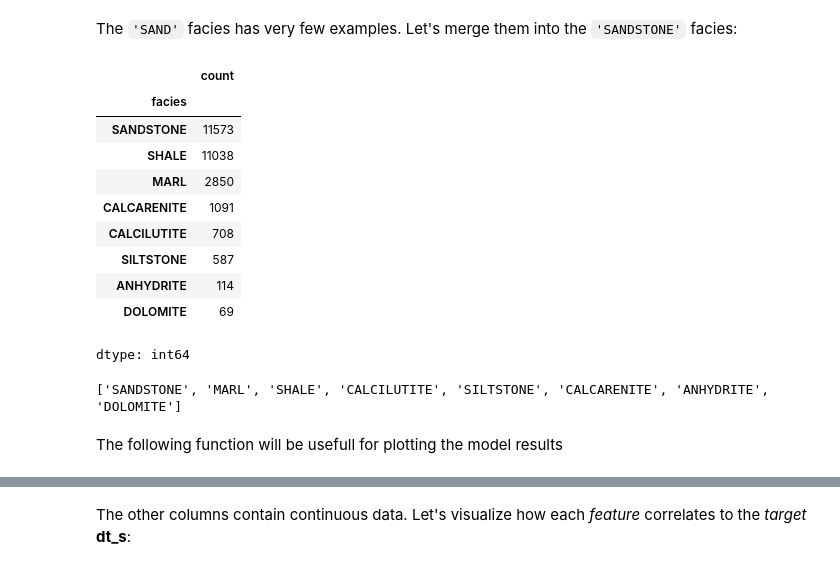
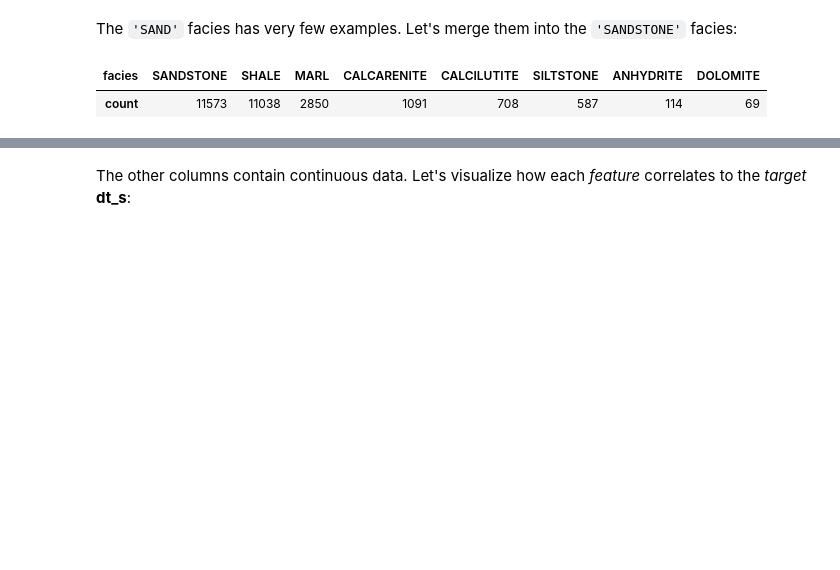
Before and after one commit to paduapires/aapg_ice, a Jupyter notebook: Multilinear_regression_complete.ipynb, the cells around one changed output, grey strips where cells are left out. Cells and saved outputs as stored; diff of their text form; code cells hidden in the pictures; blank space fills up the shorter version.

```diff
--- a/Multilinear_regression_complete.ipynb
+++ b/Multilinear_regression_complete.ipynb
@@ -100,27 +139,7 @@ The `'SAND'` facies has very few examples. Let's merge them into the `'SANDSTONE
 # %%
 sand_mask = df['facies']=='SAND'  # YOUR CODE HERE to make a logical mask that selects only SAND
 df.loc[sand_mask,'facies'] = 'SANDSTONE' # changing values in a DataFrame can be finicky...
-df['facies'].value_counts()
+df['facies'].value_counts().to_frame().transpose()
 # %% [output]
-|  | count |
-| facies |  |
-| SANDSTONE | 11573 |
-| SHALE | 11038 |
-| MARL | 2850 |
-| CALCARENITE | 1091 |
-| CALCILUTITE | 708 |
-| SILTSTONE | 587 |
-| ANHYDRITE | 114 |
-| DOLOMITE | 69 |
+| facies | SANDSTONE | SHALE | MARL | CALCARENITE | CALCILUTITE | SILTSTONE | ANHYDRITE | DOLOMITE |
+| count | 11573 | 11038 | 2850 | 1091 | 708 | 587 | 114 | 69 |
-dtype: int64
-# %%
-# creating a colormap for each facies
-cmap = {'ANHYDRITE':'magenta', 'SANDSTONE':'xkcd:goldenrod', 'CALCARENITE':'cyan',
-        'CALCILUTITE':'xkcd:dark blue', 'DOLOMITE':'purple', 'SHALE':'green',
-        'MARL':'xkcd:greenish blue', 'SILTSTONE':'xkcd:reddish orange'}
-facies_list = list(df['facies'].unique())
-print(facies_list)
-# %% [output]
-['SANDSTONE', 'MARL', 'SHALE', 'CALCILUTITE', 'SILTSTONE', 'CALCARENITE', 'ANHYDRITE', 'DOLOMITE']
-# %% [markdown]
-The following function will be usefull for plotting the model results
```
Also changed, not shown: parts of 16 cells of this notebook.
